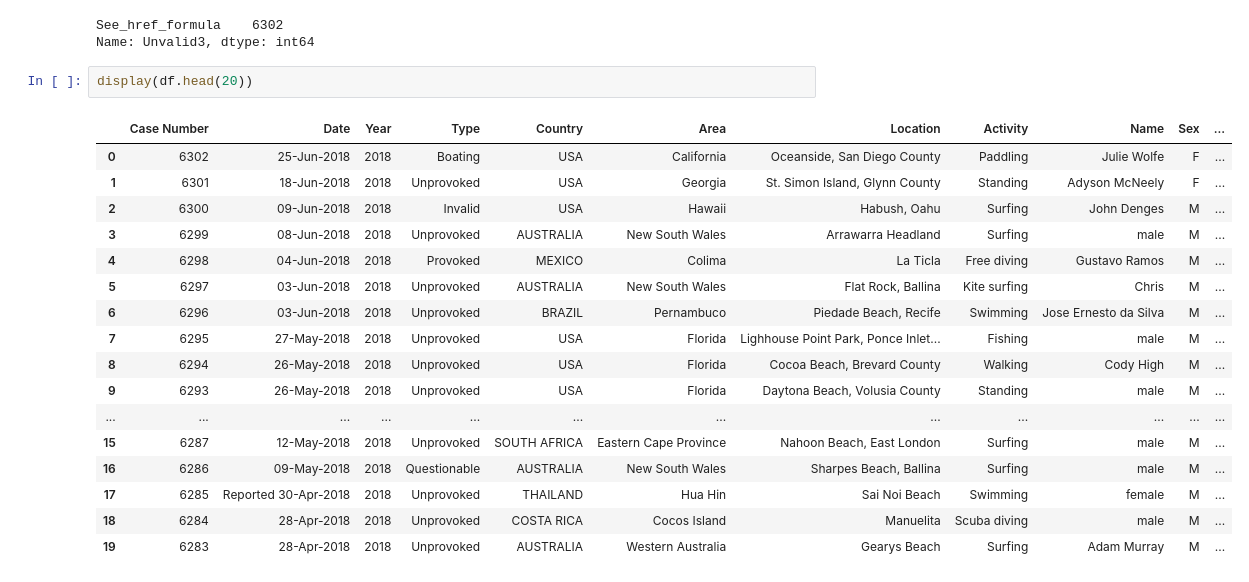
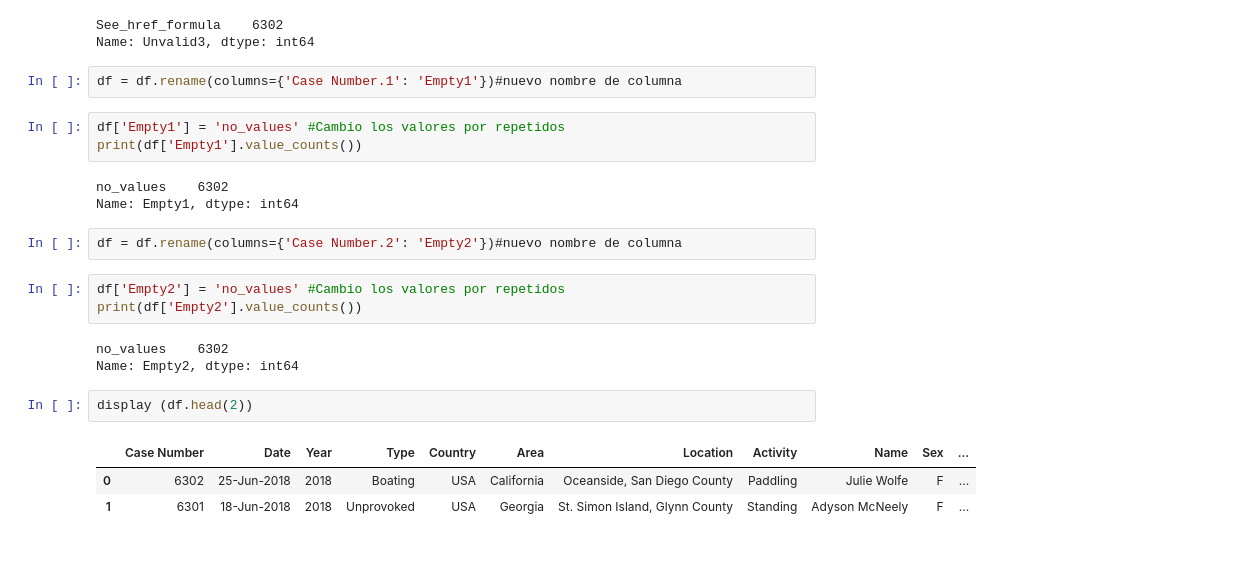
Before and after one commit to Carlosclementegarcia/PROYECTO-SHARKS-CARLOS, a Jupyter notebook: YOUR-CODE/Untitled-1.ipynb, the cells around one changed output. Cells and saved outputs as stored; diff of their text form; blank space fills up the shorter version.

```diff
--- a/YOUR-CODE/Untitled-1.ipynb
+++ b/YOUR-CODE/Untitled-1.ipynb
@@ -223,23 +208,25 @@ print(df['Unvalid3'].value_counts())
 # %% [output]
 See_href_formula    6302
 Name: Unvalid3, dtype: int64
+# %%
+df = df.rename(columns={'Case Number.1': 'Empty1'})#nuevo nombre de columna
+# %%
+df['Empty1'] = 'no_values' #Cambio los valores por repetidos
+print(df['Empty1'].value_counts())
+# %% [output]
+no_values    6302
+Name: Empty1, dtype: int64
+# %%
+df = df.rename(columns={'Case Number.2': 'Empty2'})#nuevo nombre de columna
+# %%
+df['Empty2'] = 'no_values' #Cambio los valores por repetidos
+print(df['Empty2'].value_counts())
+# %% [output]
+no_values    6302
+Name: Empty2, dtype: int64
 # %%
-display(df.head(20))
+display (df.head(2))
 # %% [output]
 |  | Case Number | Date | Year | Type | Country | Area | Location | Activity | Name | Sex | ... |
 | 0 | 6302 | 25-Jun-2018 | 2018 | Boating | USA | California | Oceanside, San Diego County | Paddling | Julie Wolfe | F | ... |
 | 1 | 6301 | 18-Jun-2018 | 2018 | Unprovoked | USA | Georgia | St. Simon Island, Glynn County | Standing | Adyson McNeely | F | ... |
-| 2 | 6300 | 09-Jun-2018 | 2018 | Invalid | USA | Hawaii | Habush, Oahu | Surfing | John Denges | M | ... |
-| 3 | 6299 | 08-Jun-2018 | 2018 | Unprovoked | AUSTRALIA | New South Wales | Arrawarra Headland | Surfing | male | M | ... |
-| 4 | 6298 | 04-Jun-2018 | 2018 | Provoked | MEXICO | Colima | La Ticla | Free diving | Gustavo Ramos | M | ... |
-| 5 | 6297 | 03-Jun-2018 | 2018 | Unprovoked | AUSTRALIA | New South Wales | Flat Rock, Ballina | Kite surfing | Chris | M | ... |
-| 6 | 6296 | 03-Jun-2018 | 2018 | Unprovoked | BRAZIL | Pernambuco | Piedade Beach, Recife | Swimming | Jose Ernesto da Silva | M | ... |
-| 7 | 6295 | 27-May-2018 | 2018 | Unprovoked | USA | Florida | Lighhouse Point Park, Ponce Inlet... | Fishing | male | M | ... |
-| 8 | 6294 | 26-May-2018 | 2018 | Unprovoked | USA | Florida | Cocoa Beach, Brevard County | Walking | Cody High | M | ... |
-| 9 | 6293 | 26-May-2018 | 2018 | Unprovoked | USA | Florida | Daytona Beach, Volusia County | Standing | male | M | ... |
-| ... | ... | ... | ... | ... | ... | ... | ... | ... | ... | ... | ... |
-| 15 | 6287 | 12-May-2018 | 2018 | Unprovoked | SOUTH AFRICA | Eastern Cape Province | Nahoon Beach, East London | Surfing | male | M | ... |
-| 16 | 6286 | 09-May-2018 | 2018 | Questionable | AUSTRALIA | New South Wales | Sharpes Beach, Ballina | Surfing | male | M | ... |
-| 17 | 6285 | Reported 30-Apr-2018 | 2018 | Unprovoked | THAILAND | Hua Hin | Sai Noi Beach | Swimming | female | M | ... |
-| 18 | 6284 | 28-Apr-2018 | 2018 | Unprovoked | COSTA RICA | Cocos Island | Manuelita | Scuba diving | male | M | ... |
-| 19 | 6283 | 28-Apr-2018 | 2018 | Unprovoked | AUSTRALIA | Western Australia | Gearys Beach | Surfing | Adam Murray | M | ... |
```
Also changed, not shown: parts of 3 cells of this notebook.
